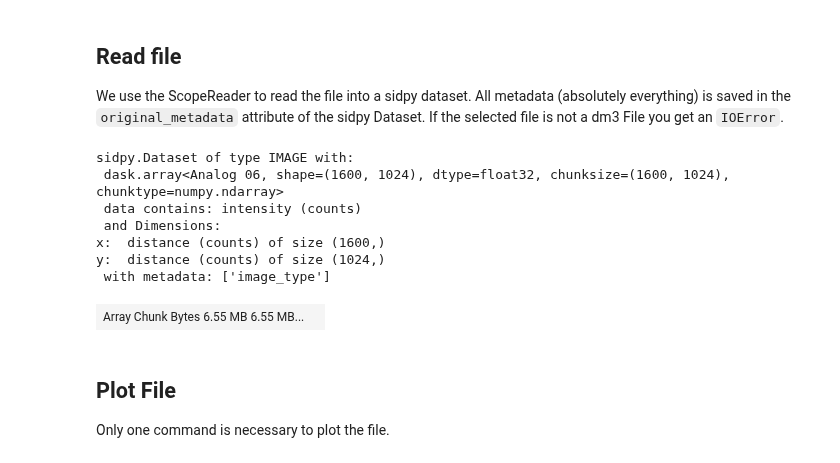
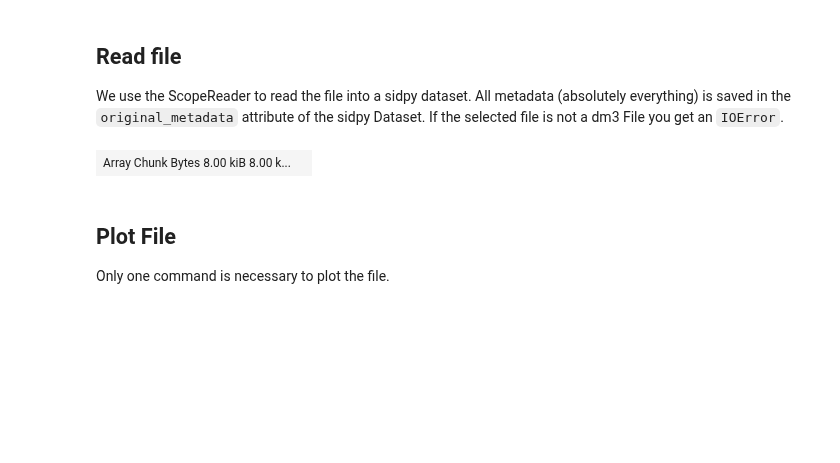
Before and after one commit to pycroscopy/SciFiReaders, a Jupyter notebook: notebooks/01_using_readers/read_dm3_files.ipynb, the cells around one changed output. Saved outputs shown, nothing was run; the diff lists cells and outputs as text; code cells hidden in the pictures; blank space fills up the shorter version.

Commit message:
update dm3 reader to read lists

```diff
--- a/notebooks/01_using_readers/read_dm3_files.ipynb
+++ b/notebooks/01_using_readers/read_dm3_files.ipynb
@@ -47,5 +52,5 @@ For examples go to the ``example_data`` directory in the original folder of this
 
 Note.: in some operating systems the window will not show up on top, look in your task bar.
 # %%
-file_name = openfile_dialog()
+file_name = openfile_dialog_QT()
 print(file_name)
@@ -61,19 +68,12 @@ All metadata (absolutely everything) is saved in the ``original_metadata`` attri
 of the sidpy Dataset. If the selected file is not a dm3 File you get an ``IOError``.
 # %%
 dm3_reader = DM3Reader(file_name)
-dataset = dm3_reader.read()
+datasets = dm3_reader.read()
 
-print(dataset)
+dataset = datasets[0]
 dataset
 # %% [output]
-sidpy.Dataset of type IMAGE with:
- dask.array<Analog 06, shape=(1600, 1024), dtype=float32, chunksize=(1600, 1024), chunktype=numpy.ndarray>
- data contains: intensity (counts)
- and Dimensions:
-x:  distance (counts) of size (1600,)
-y:  distance (counts) of size (1024,)
- with metadata: ['image_type']
-| Array Chunk Bytes 6.55 MB 6.55 MB... |  |
+| Array Chunk Bytes 8.00 kiB 8.00 k... |  |
 # %% [markdown]
 ## Plot File
 Only one command is necessary to plot the file.
```
Also changed, not shown: parts of 5 cells of this notebook, 1 other file.
